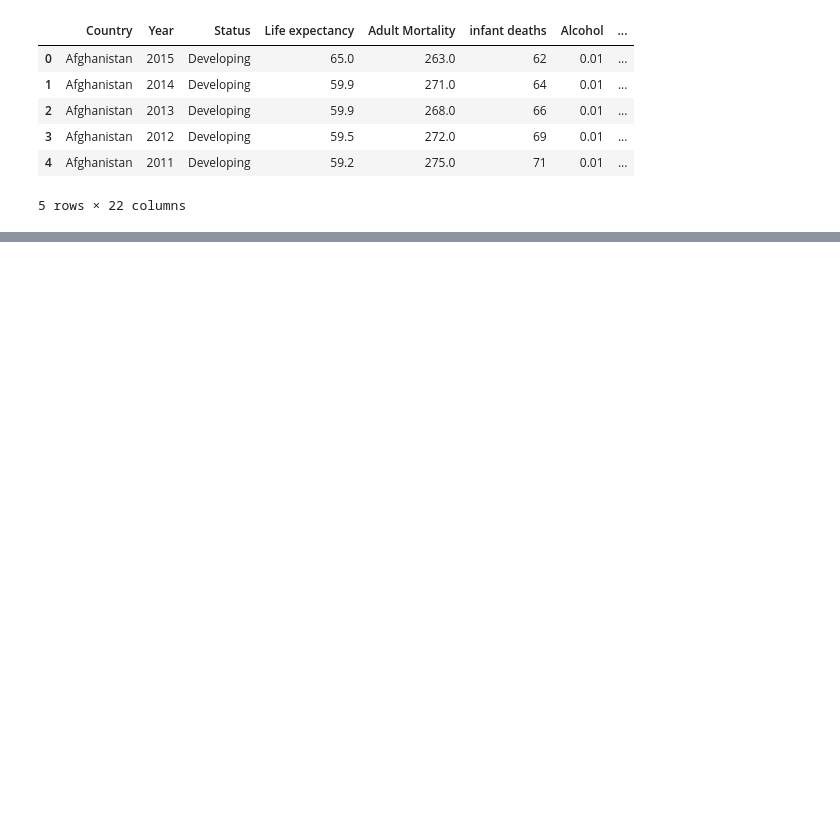
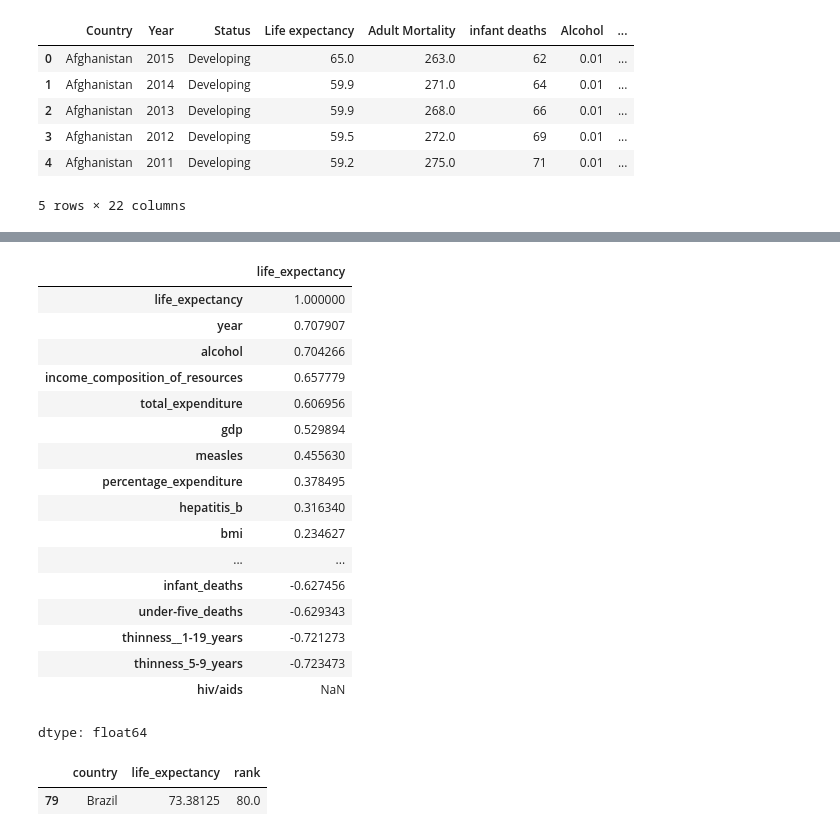
Before and after one commit to Priscilacassia/Projeto_final_tecnicas_programacao, a Jupyter notebook: Projeto_final_tecnicas_programacao (1).ipynb, the cells around one changed output, grey strips where cells are left out. Saved outputs shown, nothing was run; the diff lists cells and outputs as text; code cells hidden in the pictures; blank space fills up the shorter version.

```diff
--- a/Projeto_final_tecnicas_programacao (1).ipynb
+++ b/Projeto_final_tecnicas_programacao (1).ipynb
@@ -62,0 +127,6 @@ dtype: int64
+# %%
+#Retirando espaços e padronizando o nome das colunas.
+df.columns = df.columns.str.strip().str.lower().str.replace(' ', '_')
+# %%
+#Trocando vírgula por ponto
+df = df.replace(',', '.', regex=True)
@@ -62,0 +195,41 @@ dtype: int64
+# %%
+df_brasil = df[df['country'] == 'Brazil']
+# %%
+#6.O que mais influencia a expectativa de vida no Brasil?
+#Os fatores mais associados ao aumento da expectativa de vida incluem melhorias
+#ao longo do tempo, desenvolvimento econômico e maior investimento em saúde.
+#Por outro lado, indicadores como desnutrição e mortalidade infantil apresentam
+#forte correlação negativa, e videnciando seu impacto direto na redução da longevidade.
+df_brasil.corr(numeric_only=True)['life_expectancy'].sort_values(ascending=False)
+# %% [output]
+|  | life_expectancy |
+| life_expectancy | 1.000000 |
+| year | 0.707907 |
+| alcohol | 0.704266 |
+| income_composition_of_resources | 0.657779 |
+| total_expenditure | 0.606956 |
+| gdp | 0.529894 |
+| measles | 0.455630 |
+| percentage_expenditure | 0.378495 |
+| hepatitis_b | 0.316340 |
+| bmi | 0.234627 |
+| ... | ... |
+| infant_deaths | -0.627456 |
+| under-five_deaths | -0.629343 |
+| thinness__1-19_years | -0.721273 |
+| thinness_5-9_years | -0.723473 |
+| hiv/aids | NaN |
+dtype: float64
+# %%
+#7.Qual a posiçao do Brasil em relação a expectativa de vida?
+#Países analisados: 163
+#Posição do Brasil: 79º
+#Expectativa de vida média: 73,38 anos, Brasil está 9 anos atrás do líder,
+#indicando que indicadores de saúde, nutrição e socioeconômicos ainda podem ser aprimorados.
+ranking_df = ranking.reset_index()
+ranking_df['rank'] = ranking_df['life_expectancy'].rank(ascending=False, method='min')
+
+ranking_df[ranking_df['country'] == 'Brazil']
+# %% [output]
+|  | country | life_expectancy | rank |
+| 79 | Brazil | 73.38125 | 80.0 |
```
Also changed, not shown: parts of 21 cells of this notebook.
